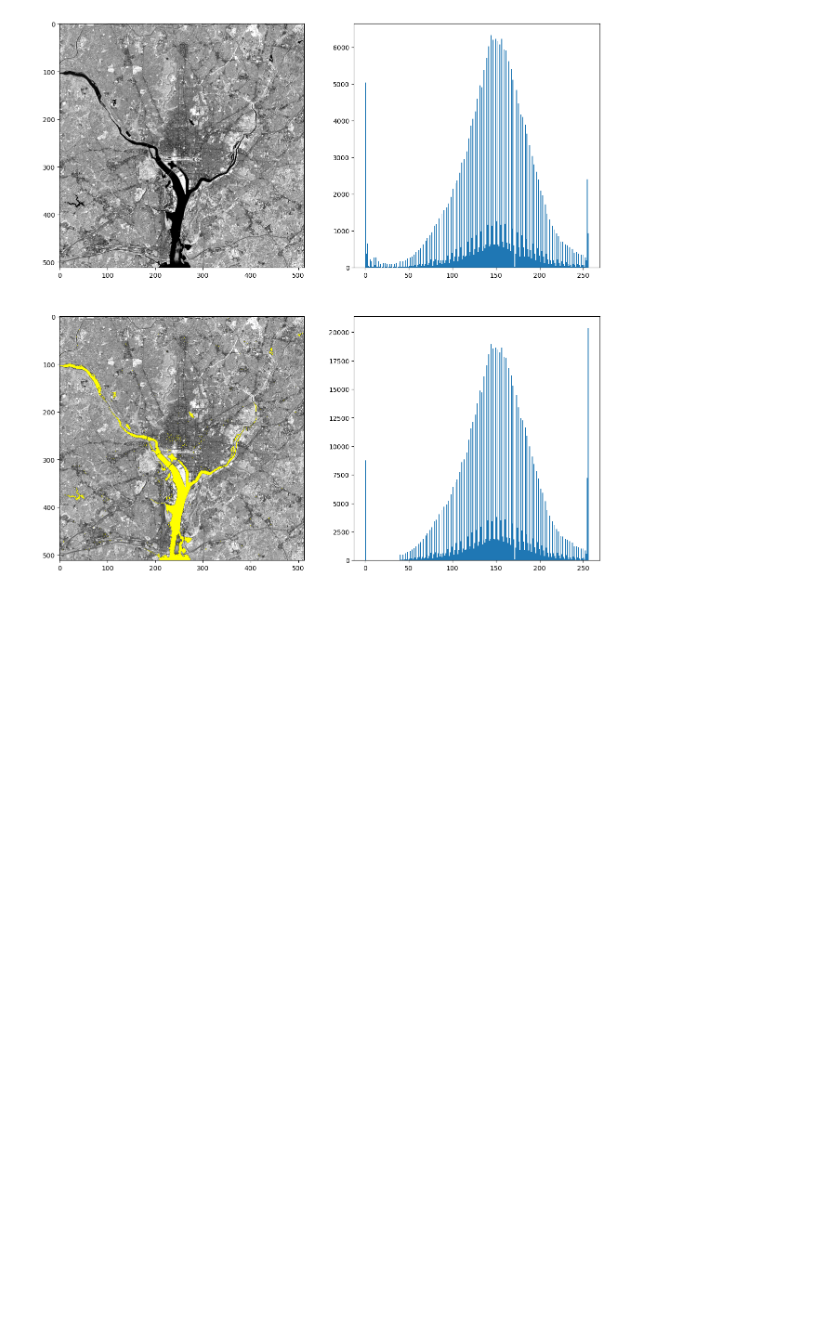
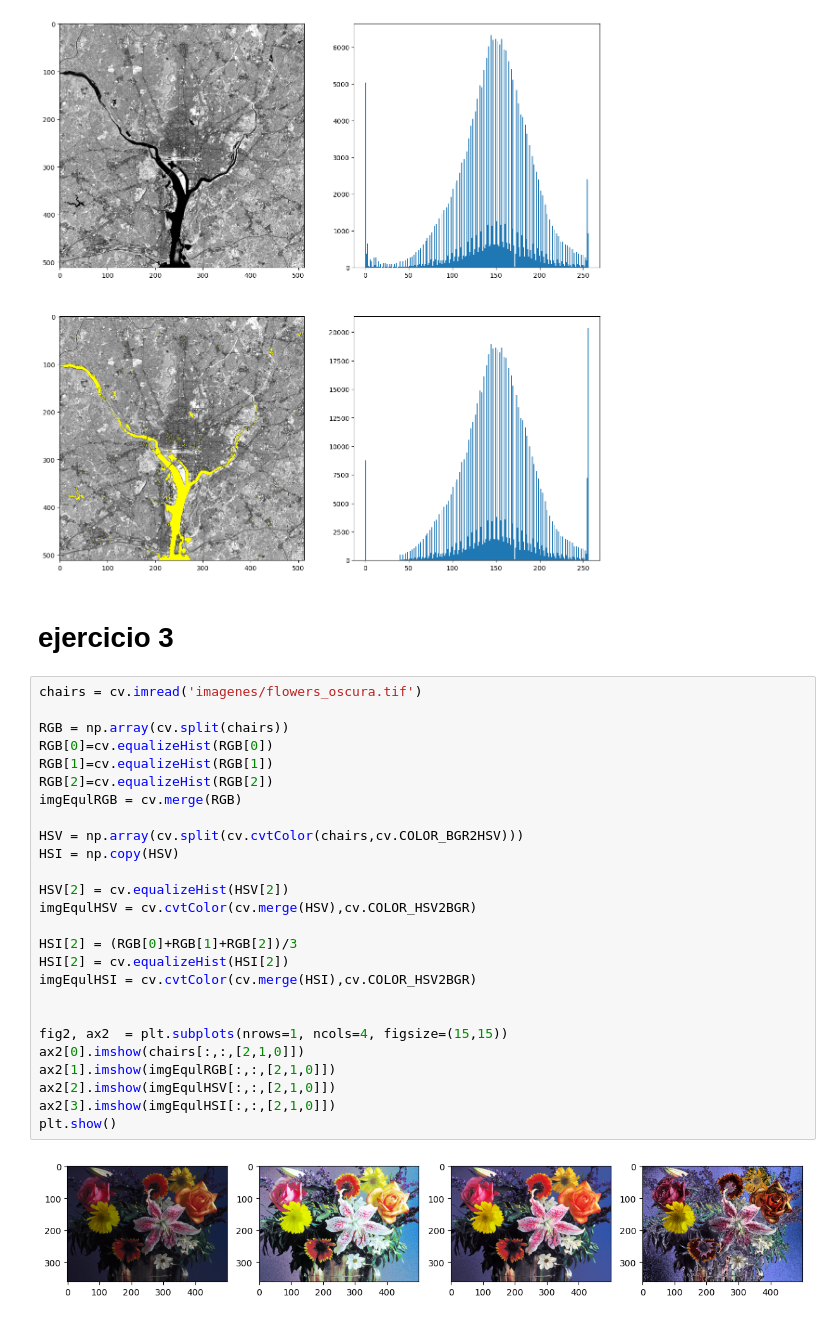
Before and after one commit to IgnacioFucksmann/PDI_2023, a Jupyter notebook: tp_04.ipynb, the cells around one changed output. Saved outputs shown, nothing was run; the diff lists cells and outputs as text; blank space fills up the shorter version.

```diff
--- a/tp_04.ipynb
+++ b/tp_04.ipynb
@@ -132,3 +127,33 @@ ax[1,1].hist(rioRGB.ravel(),256,[0,256])
 plt.show()
 # %% [output]
 [figure]
+# %% [markdown]
+# ejercicio 3
+# %%
+chairs = cv.imread('imagenes/flowers_oscura.tif')
+
+RGB = np.array(cv.split(chairs))
+RGB[0]=cv.equalizeHist(RGB[0])
+RGB[1]=cv.equalizeHist(RGB[1])
+RGB[2]=cv.equalizeHist(RGB[2])
+imgEqulRGB = cv.merge(RGB)
+
+HSV = np.array(cv.split(cv.cvtColor(chairs,cv.COLOR_BGR2HSV)))
+HSI = np.copy(HSV)
+
+HSV[2] = cv.equalizeHist(HSV[2])
+imgEqulHSV = cv.cvtColor(cv.merge(HSV),cv.COLOR_HSV2BGR)
+
+HSI[2] = (RGB[0]+RGB[1]+RGB[2])/3
+HSI[2] = cv.equalizeHist(HSI[2])
+imgEqulHSI = cv.cvtColor(cv.merge(HSI),cv.COLOR_HSV2BGR)
+
+
+fig2, ax2  = plt.subplots(nrows=1, ncols=4, figsize=(15,15))
+ax2[0].imshow(chairs[:,:,[2,1,0]])
+ax2[1].imshow(imgEqulRGB[:,:,[2,1,0]])
+ax2[2].imshow(imgEqulHSV[:,:,[2,1,0]])
+ax2[3].imshow(imgEqulHSI[:,:,[2,1,0]])
+plt.show()
+# %% [output]
+[figure, added]
```
Also changed, not shown: parts of 6 cells of this notebook.
